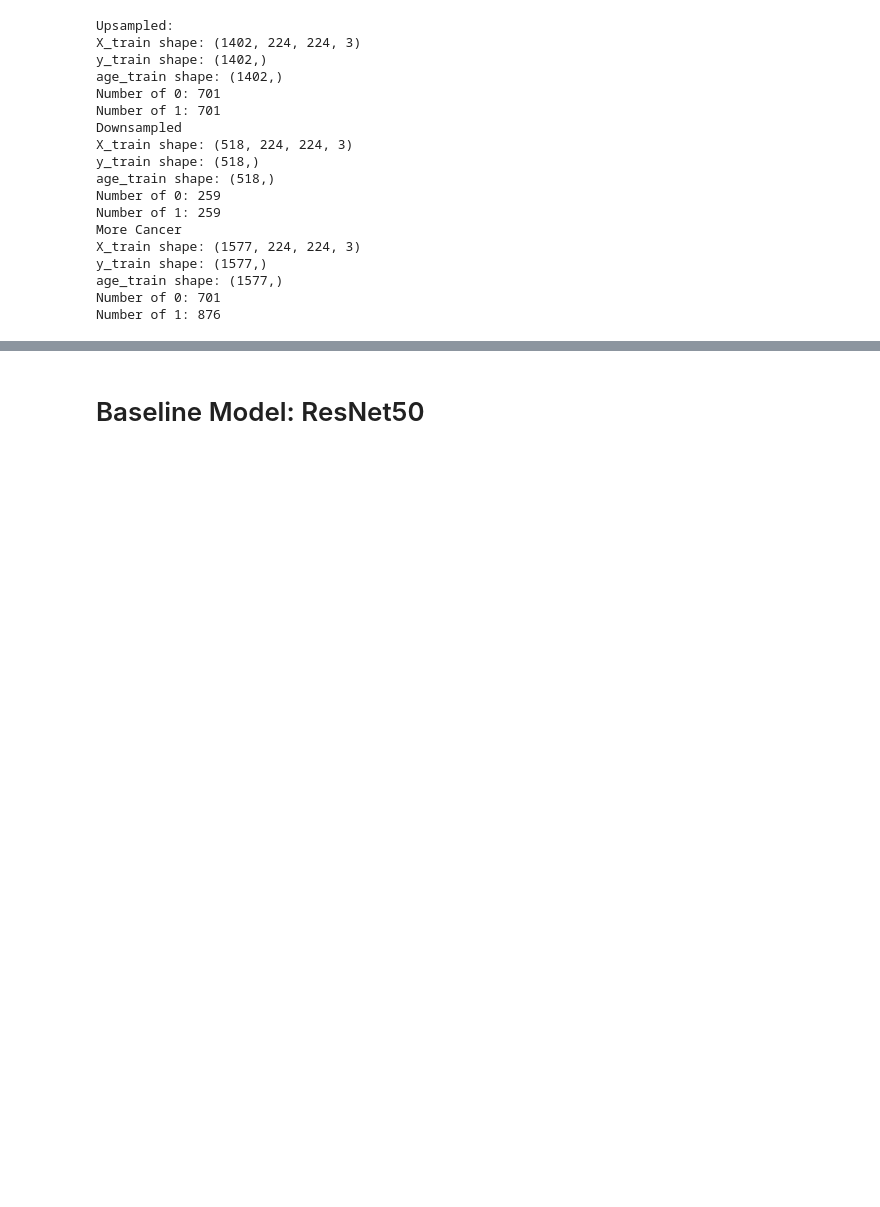
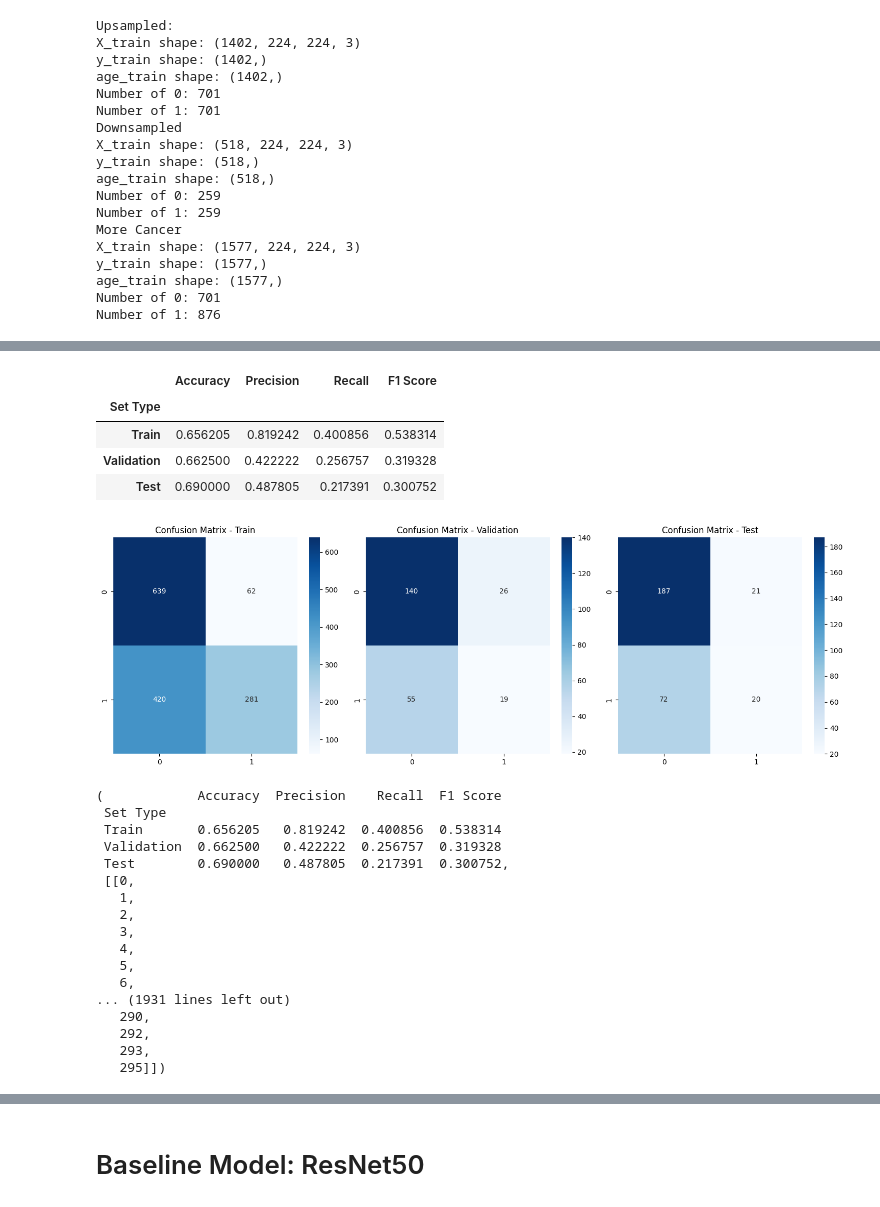
Before and after one commit to Kimberly97llp/cvproject, a Jupyter notebook: experiment1.ipynb, the cells around one changed output, grey strips where cells are left out. Drawn from its saved outputs; the diff is of its cells as text; code cells hidden in the pictures; blank space fills up the shorter version.

Commit message:
slice tests!

```diff
--- a/experiment1.ipynb
+++ b/experiment1.ipynb
@@ -300,7 +300,7 @@ def preprocess_data(data):
     images, labels, ages = [], [], []
 
     for entry in data.values():
-        image = forresnet(entry['image'])
+        image = forresnet(entry['image'], False)
         label = entry['case_pca']
         age = entry['patient_age']
         images.append(image)
@@ -451,3 +451,20 @@ y_train shape: (1577,)
 age_train shape: (1577,)
 Number of 0: 701
 Number of 1: 876
+# %%
+print("middle slice")
+model = get_model(0.001)
+early_stopping = EarlyStopping(monitor='val_loss', patience = 6, restore_best_weights = True)
+
+# Train the model
+history = model.fit(uX_train, uy_train,
+                epochs=10,
+                batch_size=64,
+                validation_data=(X_val, y_val),
+                callbacks = [early_stopping])
+
+midslice = model
+
+test_loss, test_acc = midslice.evaluate(X_test, y_test)
+print({'loss' : test_loss,
+                          'accuracy' : test_acc})
@@ -453,0 +524,3 @@ Number of 1: 876
+# %%
+evaluate_model(midslice, 0.5, uX_train, uy_train, X_val, y_val, X_test, y_test, include_test = True)
+# %% [output]
@@ -453,0 +530,23 @@ Number of 1: 876
+|  | Accuracy | Precision | Recall | F1 Score |
+| Set Type |  |  |  |  |
+| Train | 0.656205 | 0.819242 | 0.400856 | 0.538314 |
+| Validation | 0.662500 | 0.422222 | 0.256757 | 0.319328 |
+| Test | 0.690000 | 0.487805 | 0.217391 | 0.300752 |
+[figure, added]
+(            Accuracy  Precision    Recall  F1 Score
+ Set Type
+ Train       0.656205   0.819242  0.400856  0.538314
+ Validation  0.662500   0.422222  0.256757  0.319328
+ Test        0.690000   0.487805  0.217391  0.300752,
+ [[0,
+   1,
+   2,
+   3,
+   4,
+   5,
+   6,
+... (1931 lines left out)
+   290,
+   292,
+   293,
+   295]])
```
Also changed, not shown: parts of 4 cells of this notebook.
